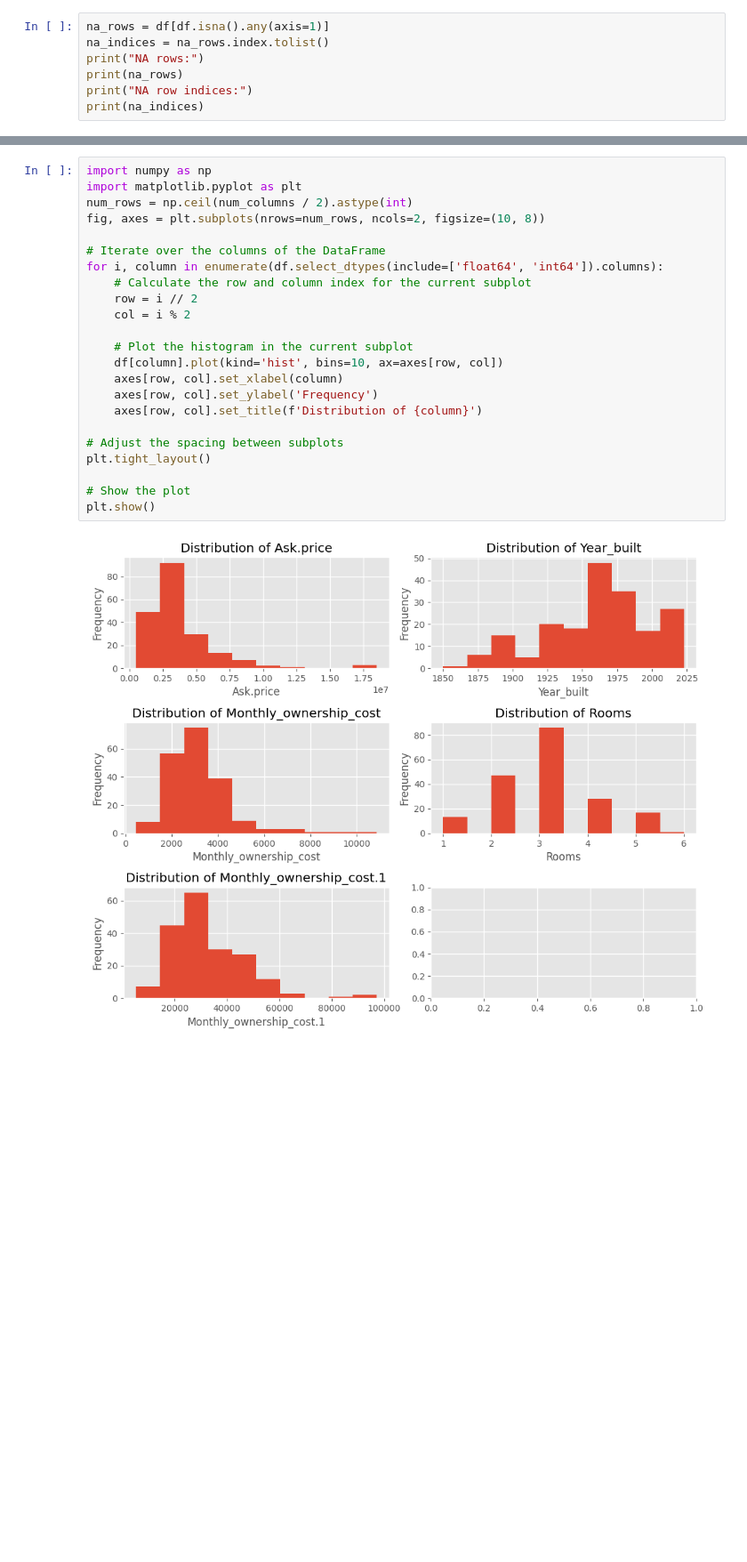
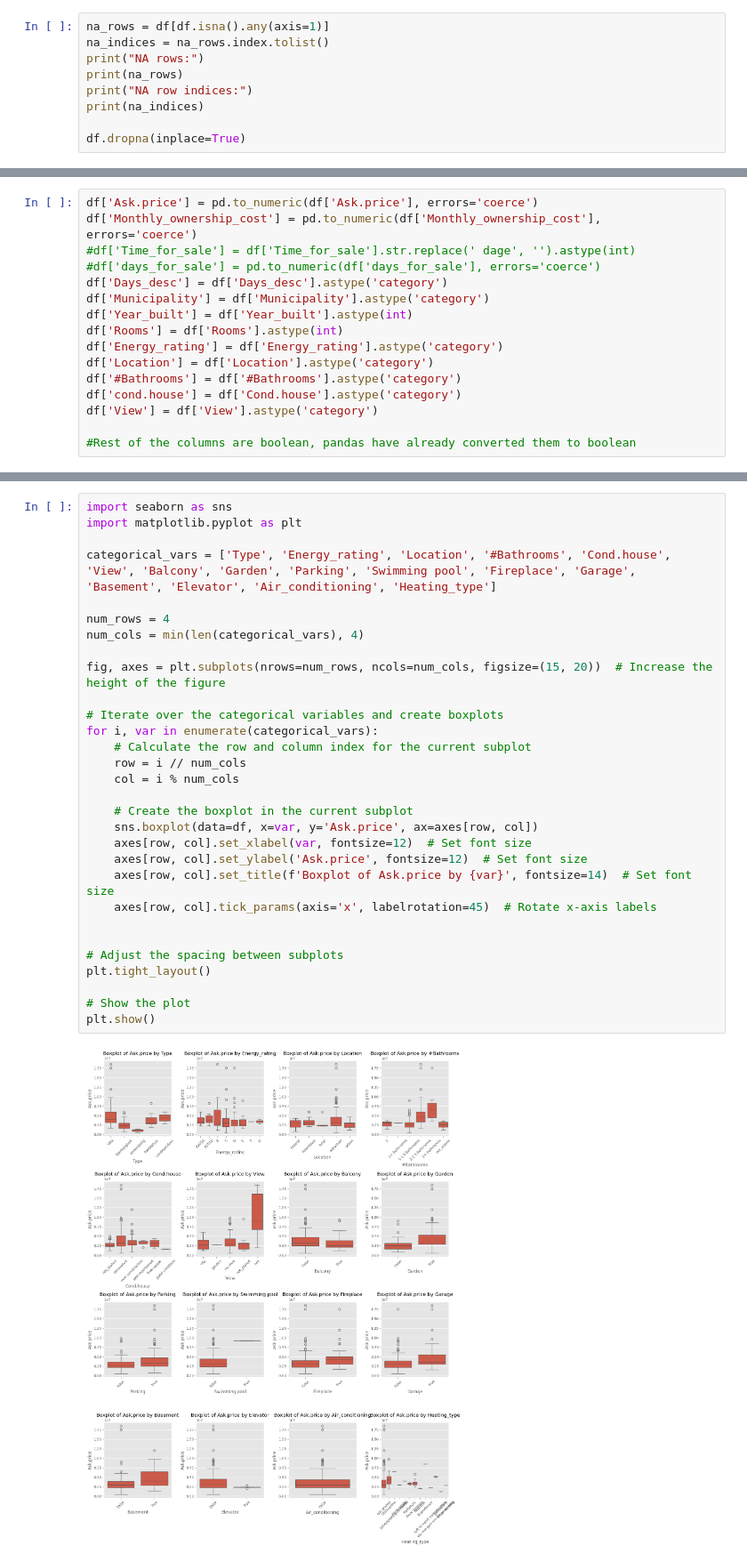
Before and after one commit to SebVJ/dsp_project, a Jupyter notebook: ML Models/Data_exp.ipynb, the cells around one changed output, grey strips where cells are left out. Shown at 89% size. Saved outputs shown, nothing was run; the diff lists cells and outputs as text; blank space fills up the shorter version.

```diff
--- a/ML Models/Data_exp.ipynb
+++ b/ML Models/Data_exp.ipynb
@@ -21,6 +32,8 @@ print("NA rows:")
 print(na_rows)
 print("NA row indices:")
 print(na_indices)
+
+df.dropna(inplace=True)
 # %% [output]
 NA rows:
             Type  Ask.price  Year_built Energy_rating  Monthly_ownership_cost  \
@@ -41,0 +104,16 @@ NA row indices:
+# %%
+df['Ask.price'] = pd.to_numeric(df['Ask.price'], errors='coerce')
+df['Monthly_ownership_cost'] = pd.to_numeric(df['Monthly_ownership_cost'], errors='coerce')
+#df['Time_for_sale'] = df['Time_for_sale'].str.replace(' dage', '').astype(int)
+#df['days_for_sale'] = pd.to_numeric(df['days_for_sale'], errors='coerce')
+df['Days_desc'] = df['Days_desc'].astype('category')
+df['Municipality'] = df['Municipality'].astype('category')
+df['Year_built'] = df['Year_built'].astype(int)
+df['Rooms'] = df['Rooms'].astype(int)
+df['Energy_rating'] = df['Energy_rating'].astype('category')
+df['Location'] = df['Location'].astype('category')
+df['#Bathrooms'] = df['#Bathrooms'].astype('category')
+df['cond.house'] = df['Cond.house'].astype('category')
+df['View'] = df['View'].astype('category')
+
+#Rest of the columns are boolean, pandas have already converted them to boolean
@@ -54,25 +150,32 @@ The output shows a right skewed we are logging the input into our model
 # %%
-import numpy as np
+import seaborn as sns
 import matplotlib.pyplot as plt
-num_rows = np.ceil(num_columns / 2).astype(int)
-fig, axes = plt.subplots(nrows=num_rows, ncols=2, figsize=(10, 8))
 
-# Iterate over the columns of the DataFrame
-for i, column in enumerate(df.select_dtypes(include=['float64', 'int64']).columns):
+categorical_vars = ['Type', 'Energy_rating', 'Location', '#Bathrooms', 'Cond.house', 'View', 'Balcony', 'Garden', 'Parking', 'Swimming pool', 'Fireplace', 'Garage', 'Basement', 'Elevator', 'Air_conditioning', 'Heating_type']
+
+num_rows = 4
+num_cols = min(len(categorical_vars), 4)
+
+fig, axes = plt.subplots(nrows=num_rows, ncols=num_cols, figsize=(15, 20))  # Increase the height of the figure
+
+# Iterate over the categorical variables and create boxplots
+for i, var in enumerate(categorical_vars):
     # Calculate the row and column index for the current subplot
-    row = i // 2
-    col = i % 2
+    row = i // num_cols
+    col = i % num_cols
 
-    # Plot the histogram in the current subplot
-    df[column].plot(kind='hist', bins=10, ax=axes[row, col])
-    axes[row, col].set_xlabel(column)
-    axes[row, col].set_ylabel('Frequency')
-    axes[row, col].set_title(f'Distribution of {column}')
+    # Create the boxplot in the current subplot
+    sns.boxplot(data=df, x=var, y='Ask.price', ax=axes[row, col])
+    axes[row, col].set_xlabel(var, fontsize=12)  # Set font size
+    axes[row, col].set_ylabel('Ask.price', fontsize=12)  # Set font size
+    axes[row, col].set_title(f'Boxplot of Ask.price by {var}', fontsize=14)  # Set font size
+    axes[row, col].tick_params(axis='x', labelrotation=45)  # Rotate x-axis labels
+
 
 # Adjust the spacing between subplots
 plt.tight_layout()
 
 # Show the plot
 plt.show()
 # %% [output]
-[figure, old version]
+[figure, new version]
```
Also changed, not shown: parts of 15 cells of this notebook, 4 other files.
